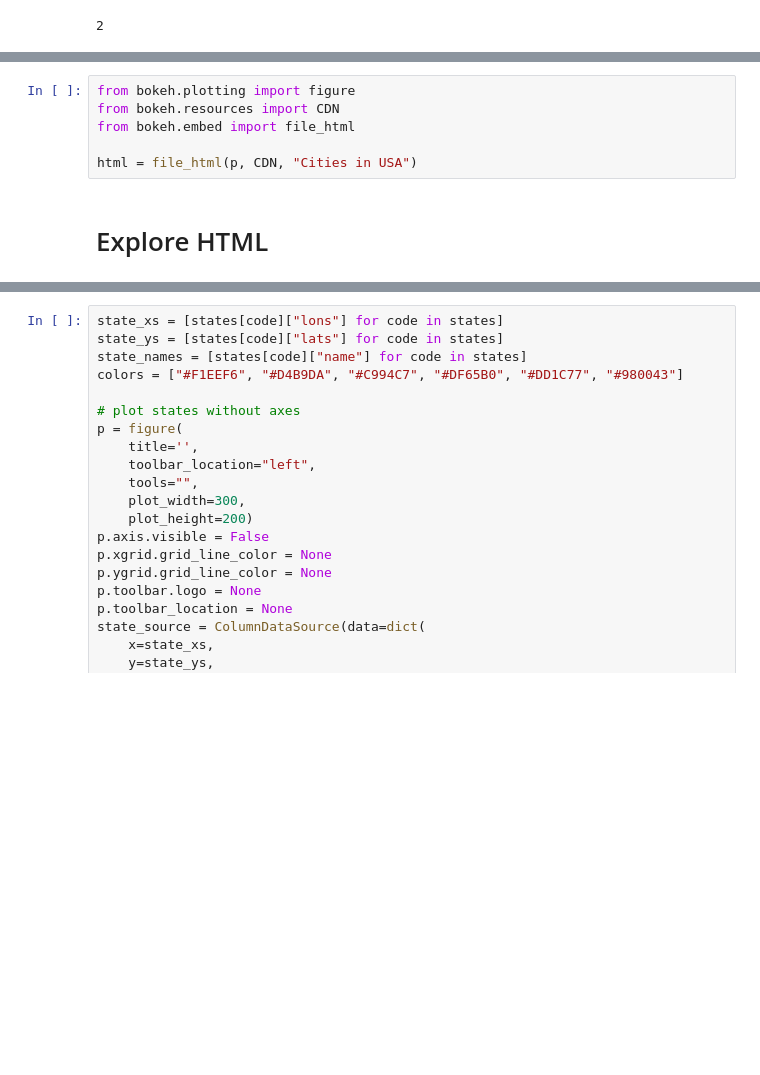
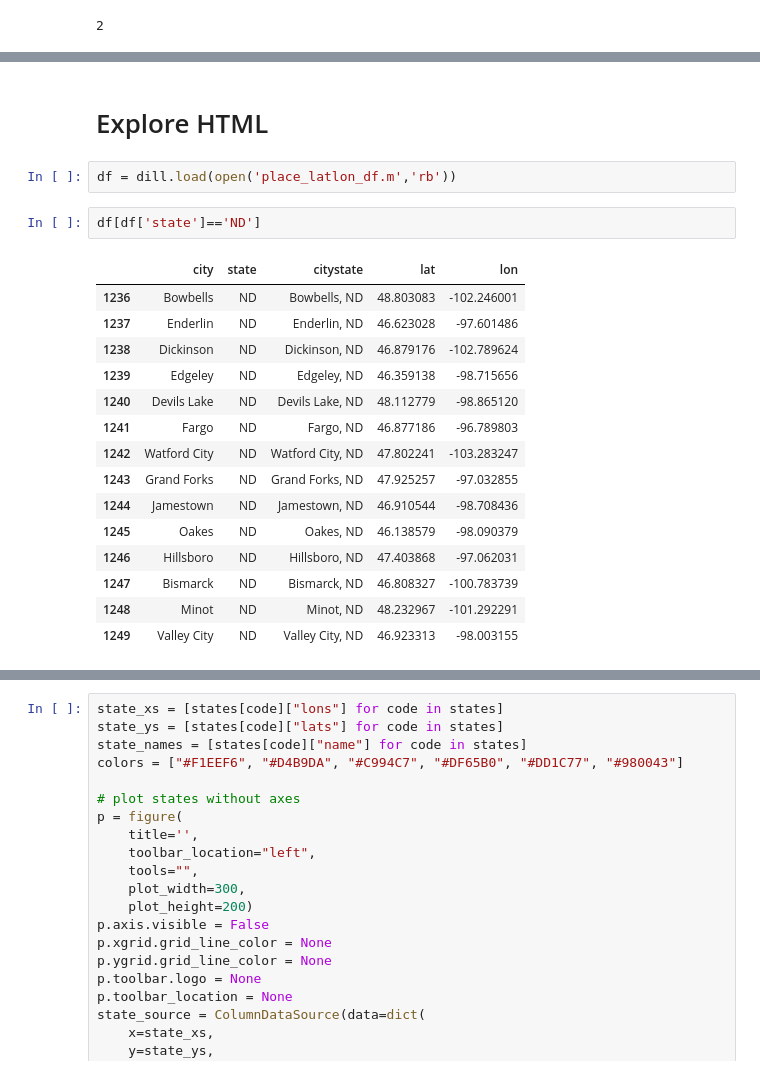
Before and after one commit to nknezek/LocalType, a Jupyter notebook: get_locations/Play with Bokeh.ipynb, the cells around one changed output, grey strips where cells are left out. Drawn from its saved outputs; the diff is of its cells as text; blank space fills up the shorter version.

```diff
--- a/get_locations/Play with Bokeh.ipynb
+++ b/get_locations/Play with Bokeh.ipynb
@@ -542,8 +493,22 @@ output_file("usa.html", title="cities test")
-# %%
-from bokeh.plotting import figure
-from bokeh.resources import CDN
-from bokeh.embed import file_html
-
-html = file_html(p, CDN, "Cities in USA")
 # %% [markdown]
 # Explore HTML
+# %%
+df = dill.load(open('place_latlon_df.m','rb'))
+# %%
+df[df['state']=='ND']
+# %% [output]
+|  | city | state | citystate | lat | lon |
+| 1236 | Bowbells | ND | Bowbells, ND | 48.803083 | -102.246001 |
+| 1237 | Enderlin | ND | Enderlin, ND | 46.623028 | -97.601486 |
+| 1238 | Dickinson | ND | Dickinson, ND | 46.879176 | -102.789624 |
+| 1239 | Edgeley | ND | Edgeley, ND | 46.359138 | -98.715656 |
+| 1240 | Devils Lake | ND | Devils Lake, ND | 48.112779 | -98.865120 |
+| 1241 | Fargo | ND | Fargo, ND | 46.877186 | -96.789803 |
+| 1242 | Watford City | ND | Watford City, ND | 47.802241 | -103.283247 |
+| 1243 | Grand Forks | ND | Grand Forks, ND | 47.925257 | -97.032855 |
+| 1244 | Jamestown | ND | Jamestown, ND | 46.910544 | -98.708436 |
+| 1245 | Oakes | ND | Oakes, ND | 46.138579 | -98.090379 |
+| 1246 | Hillsboro | ND | Hillsboro, ND | 47.403868 | -97.062031 |
+| 1247 | Bismarck | ND | Bismarck, ND | 46.808327 | -100.783739 |
+| 1248 | Minot | ND | Minot, ND | 48.232967 | -101.292291 |
+| 1249 | Valley City | ND | Valley City, ND | 46.923313 | -98.003155 |
```
Also changed, not shown: parts of 4 cells of this notebook, 19 other files.
